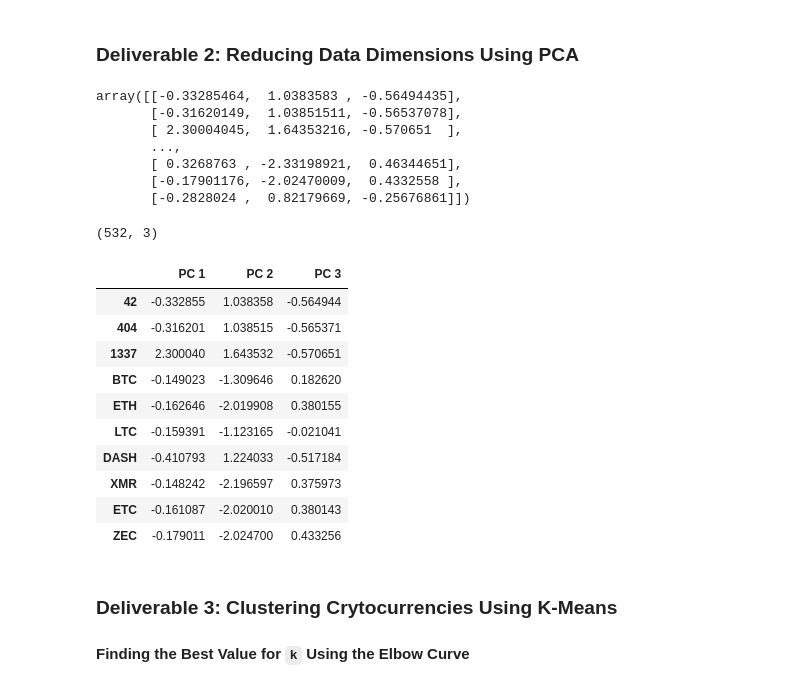
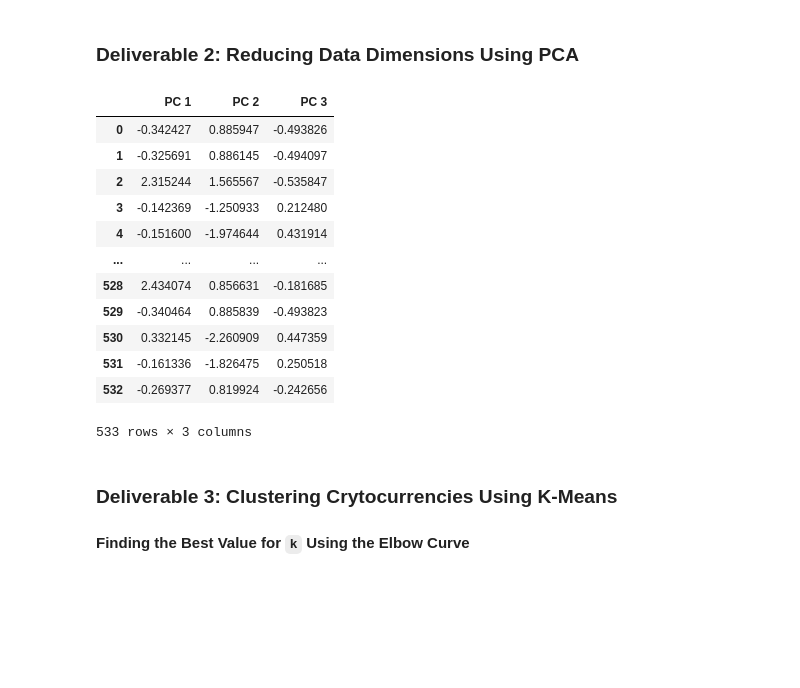
Before and after one commit to WTAN241/Cryptocurrencies, a Jupyter notebook: crypto_clustering.ipynb, the cells around one changed output. Cells and saved outputs as stored; diff of their text form; code cells hidden in the pictures; blank space fills up the shorter version.

```diff
--- a/crypto_clustering.ipynb
+++ b/crypto_clustering.ipynb
@@ -210,31 +185,26 @@ print(X_scaled[0:5])
 ### Deliverable 2: Reducing Data Dimensions Using PCA
 # %%
 # Using PCA to reduce dimension to three principal components.
-# YOUR CODE HERE
+pca = PCA(n_components=3)
+X_pca = pca.fit_transform(X_scaled)
-# %% [output]
-array([[-0.33285464,  1.0383583 , -0.56494435],
-       [-0.31620149,  1.03851511, -0.56537078],
-       [ 2.30004045,  1.64353216, -0.570651  ],
-       ...,
-       [ 0.3268763 , -2.33198921,  0.46344651],
-       [-0.17901176, -2.02470009,  0.4332558 ],
-       [-0.2828024 ,  0.82179669, -0.25676861]])
 # %%
 # Create a DataFrame with the three principal components.
-# YOUR CODE HERE
+pcs_df = pd.DataFrame(data=X_pca, columns=["PC 1", "PC 2", "PC 3"])
+pcs_df
 # %% [output]
+|  | PC 1 | PC 2 | PC 3 |
+| 0 | -0.342427 | 0.885947 | -0.493826 |
+| 1 | -0.325691 | 0.886145 | -0.494097 |
+| 2 | 2.315244 | 1.565567 | -0.535847 |
+| 3 | -0.142369 | -1.250933 | 0.212480 |
+| 4 | -0.151600 | -1.974644 | 0.431914 |
+| ... | ... | ... | ... |
+| 528 | 2.434074 | 0.856631 | -0.181685 |
+| 529 | -0.340464 | 0.885839 | -0.493823 |
+| 530 | 0.332145 | -2.260909 | 0.447359 |
+| 531 | -0.161336 | -1.826475 | 0.250518 |
+| 532 | -0.269377 | 0.819924 | -0.242656 |
-(532, 3)
+533 rows × 3 columns
-|  | PC 1 | PC 2 | PC 3 |
-| 42 | -0.332855 | 1.038358 | -0.564944 |
-| 404 | -0.316201 | 1.038515 | -0.565371 |
-| 1337 | 2.300040 | 1.643532 | -0.570651 |
-| BTC | -0.149023 | -1.309646 | 0.182620 |
-| ETH | -0.162646 | -2.019908 | 0.380155 |
-| LTC | -0.159391 | -1.123165 | -0.021041 |
-| DASH | -0.410793 | 1.224033 | -0.517184 |
-| XMR | -0.148242 | -2.196597 | 0.375973 |
-| ETC | -0.161087 | -2.020010 | 0.380143 |
-| ZEC | -0.179011 | -2.024700 | 0.433256 |
 # %% [markdown]
 ### Deliverable 3: Clustering Crytocurrencies Using K-Means
 
```
Also changed, not shown: parts of 2 cells of this notebook.
